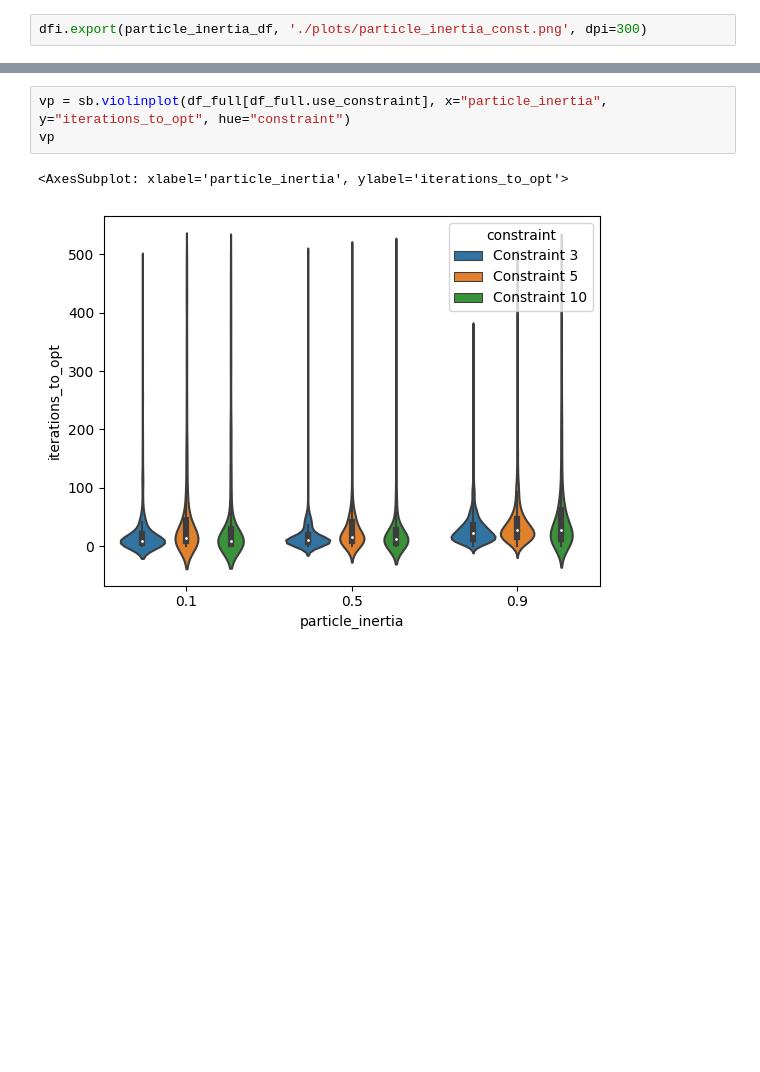
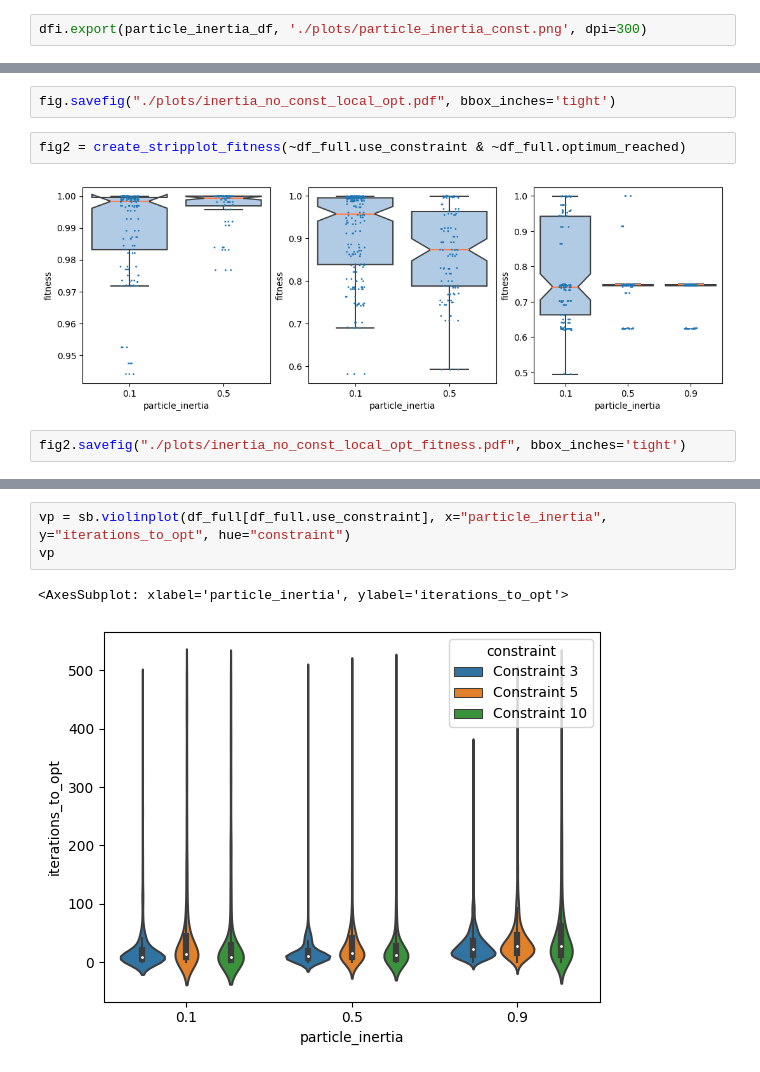
Before and after one commit to MarkusKiesel93/Self-Organizing_Systems, a Jupyter notebook: exercise_2/evaluation_laurenz.ipynb, the cells around one changed output, grey strips where cells are left out. Drawn from its saved outputs; the diff is of its cells as text; blank space fills up the shorter version.

```diff
--- a/exercise_2/evaluation_laurenz.ipynb
+++ b/exercise_2/evaluation_laurenz.ipynb
@@ -86,0 +188,8 @@ cb1.set_label('Fitness')
+# %%
+fig.savefig("./plots/inertia_no_const_local_opt.pdf", bbox_inches='tight')
+# %%
+fig2 = create_stripplot_fitness(~df_full.use_constraint & ~df_full.optimum_reached)
+# %% [output]
+[figure, added]
+# %%
+fig2.savefig("./plots/inertia_no_const_local_opt_fitness.pdf", bbox_inches='tight')
```
Also changed, not shown: parts of 14 cells of this notebook.
